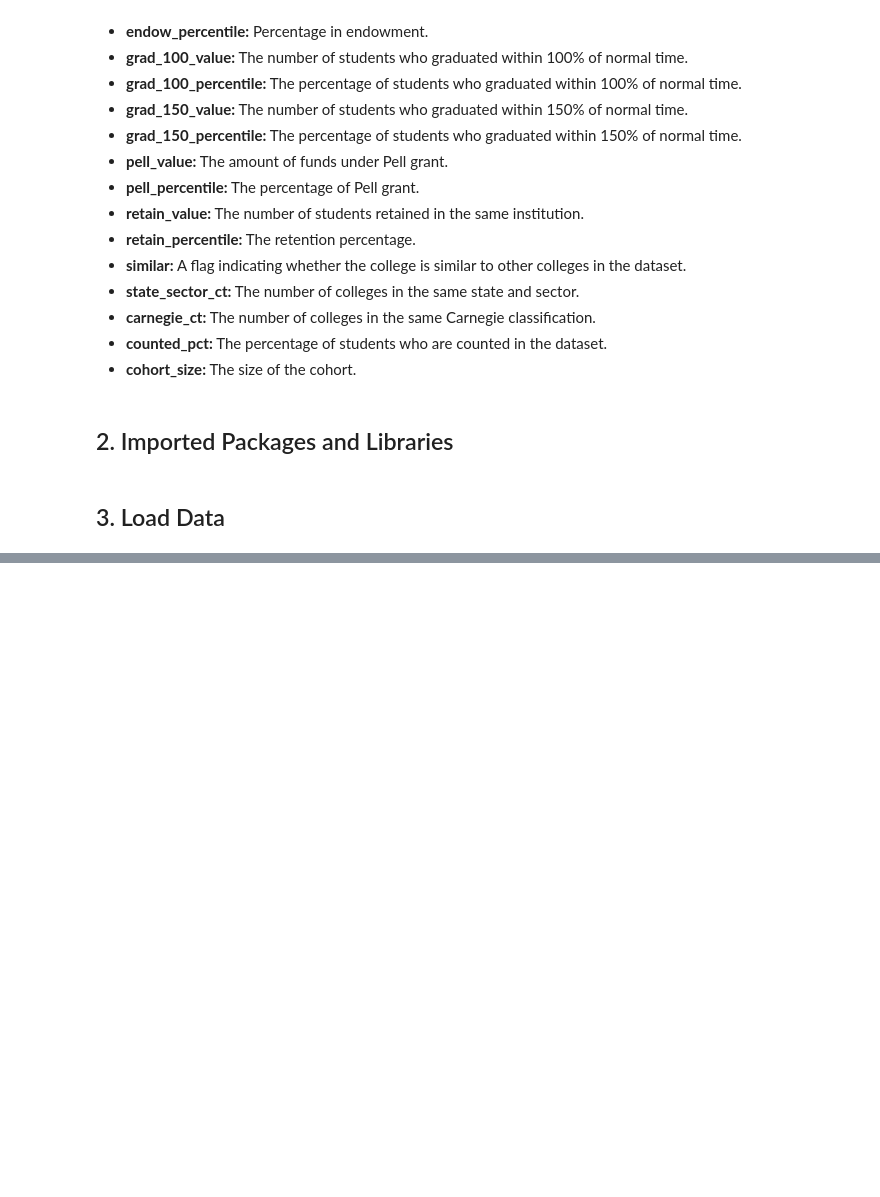
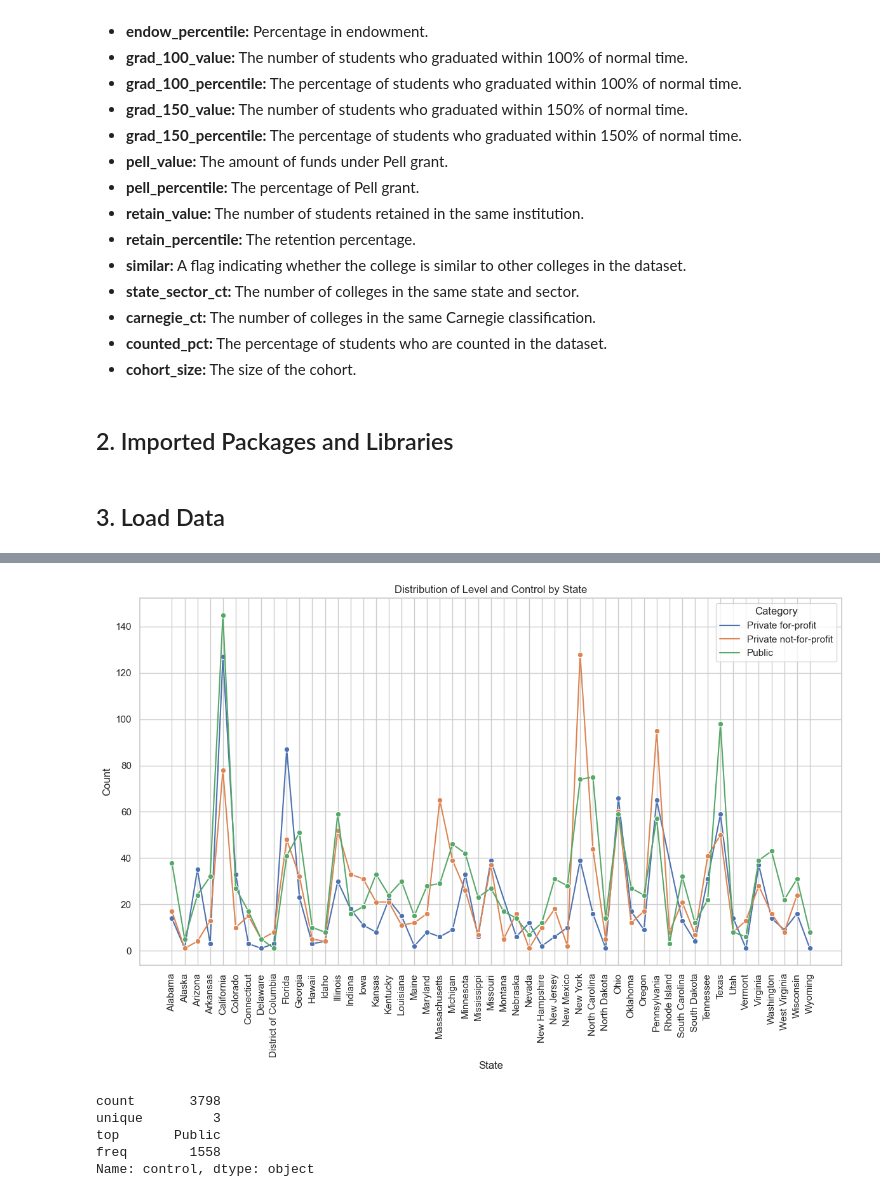
Before and after one commit to PM696/SpringboardBootCamp_DataScience, a Jupyter notebook: HigherEd_Awards_Capstone_Project/HigherEd_Awards_EDA.ipynb, the cells around one changed output, grey strips where cells are left out. Drawn from its saved outputs; the diff is of its cells as text; code cells hidden in the pictures; blank space fills up the shorter version.

```diff
--- a/HigherEd_Awards_Capstone_Project/HigherEd_Awards_EDA.ipynb
+++ b/HigherEd_Awards_Capstone_Project/HigherEd_Awards_EDA.ipynb
@@ -85,0 +206,25 @@ memory usage: 1.3+ MB
+# %%
+grp_data = df.groupby(['state', 'control']).size().reset_index(name='count')
+
+# Create line plots
+plt.figure(figsize=(12, 8))
+
+sns.lineplot(x='state', y='count', hue='control', data=grp_data, marker='o')
+
+plt.xlabel('State')
+plt.ylabel('Count')
+plt.title('Distribution of Level and Control by State')
+plt.legend(title='Category')
+plt.xticks(rotation=90)
+plt.tight_layout()
+plt.show();
+# %% [output]
+[figure, added]
+# %%
+print(df['control'].describe())
+# %% [output]
+count       3798
+unique         3
+top       Public
+freq        1558
+Name: control, dtype: object
```
Also changed, not shown: parts of 33 cells of this notebook.
